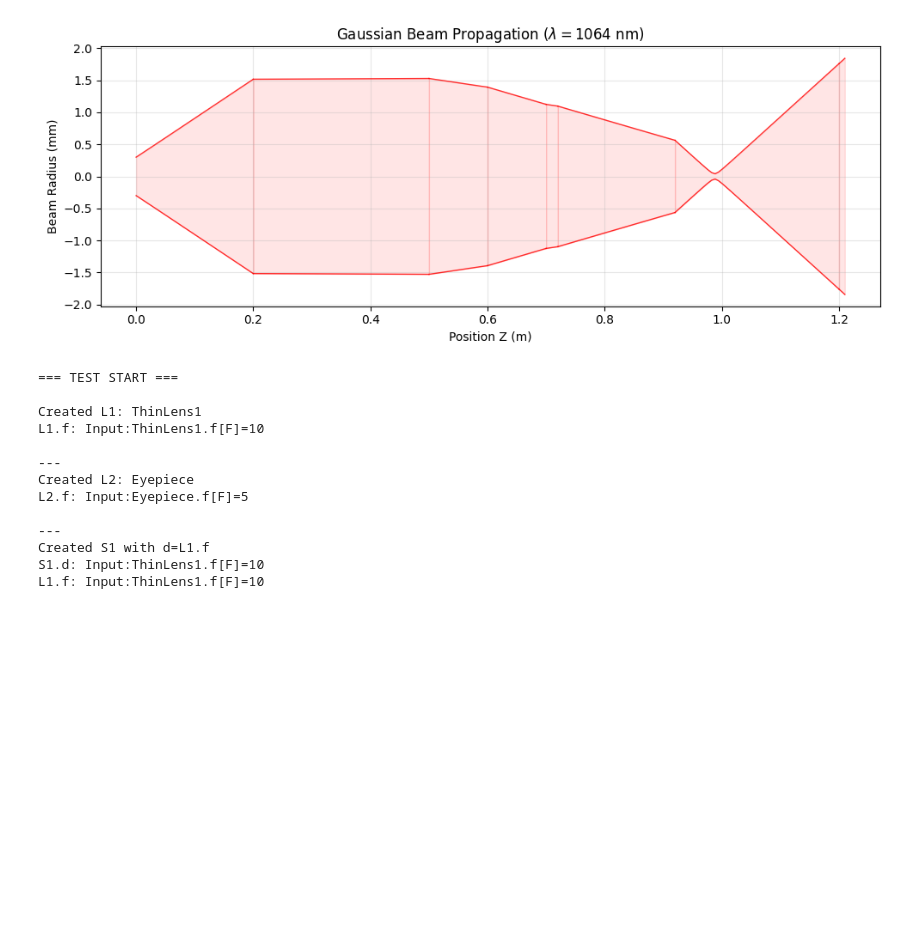
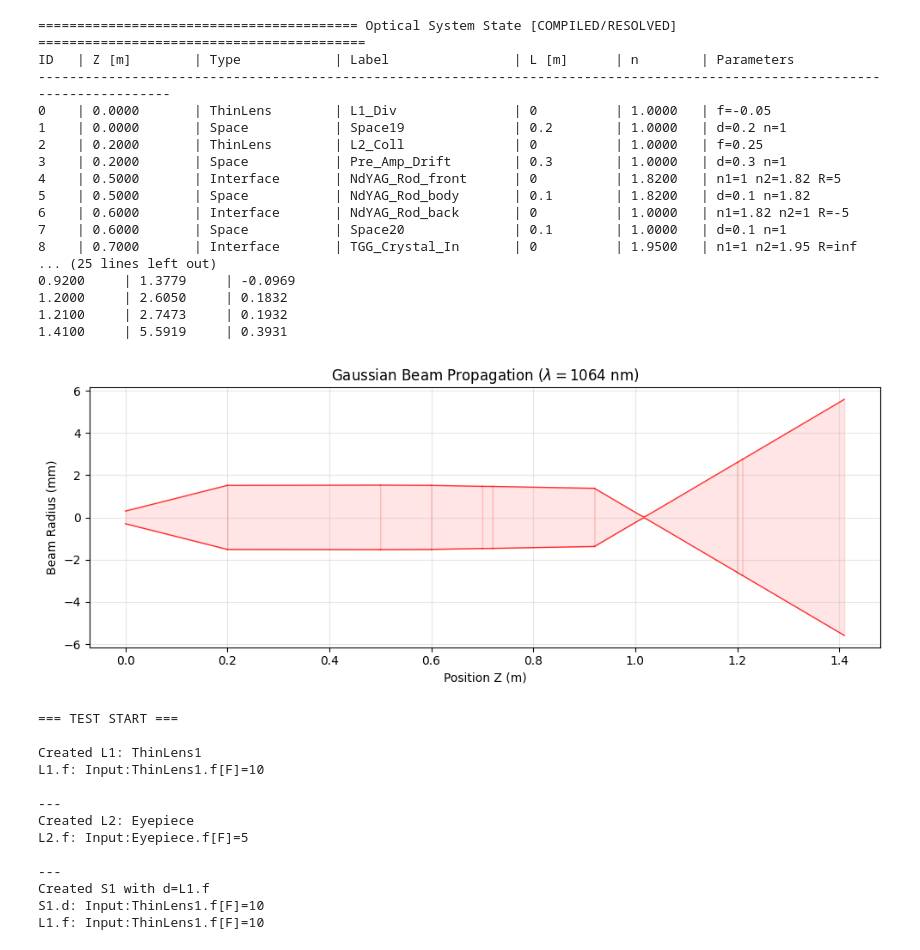
Before and after one commit to JKKDY/diffractix, a Jupyter notebook: test.ipynb, the cells around one changed output. Drawn from its saved outputs; the diff is of its cells as text; code cells hidden in the pictures; blank space fills up the shorter version.

Commit message:
fix: fix __str__ in element and system

```diff
--- a/test.ipynb
+++ b/test.ipynb
@@ -87,40 +96,85 @@ Total System Length: 0.3500 m
 # %%
+"""
+High-Power Laser Injection Chain Simulation
+===========================================
+
+This script simulates the "front end" of a high-power laser facility (similar to setups
+found in LIGO or NIF). It models the propagation of a seed laser through a complex
+amplification chain.
+
+Key Physics Demo:
+  1. **Beam Expansion:** A telescope (L1 + L2) expands the beam to fill the amplifier.
+  2. **Thermal Lensing:** The 'Nd:YAG' amplifier is modeled as a `ThickLens` with
+     thermal curvature (R1=0.5m). This simulates the crystal heating up under load,
+     acting as a weak converging lens.
+  3. **Composite Elements:** A Faraday Isolator is modeled using a `Slab` of high-index
+     TGG crystal (n=1.95).
+  4. **Geometric Constraints:** The Pinhole is placed at an absolute position (z=1.2m),
+     forcing the system to solve for the drift space length automatically.
+
+The resulting plot shows the beam being conditioned, amplified (focused by thermal effects),
+and finally focused through a spatial filter.
+"""
 sys = System(ambient_n=1.0)
 
+# Seed Laser: 1064nm, 0.6mm diameter (w0=0.3mm)
 seed_beam = GaussianBeam.from_waist(w0=0.3e-3, wavelength=1064e-9)
 sys.add_input(seed_beam)
 
+# Stage 1: Beam Expander / Mode Matcher
 sys.add(ThinLens(f=-0.05, label="L1_Div"))
 sys.add(Space(d=0.2))
 
-l2 = ThinLens(f=0.25, label="L2_Coll")
-l2.variable('f')
-sys.add(l2)
-
+sys.add(ThinLens(f=0.25, label="L2_Coll"))
 sys.add(Space(d=0.3, label="Pre_Amp_Drift"))
 
-amplifier = ThickLens(d=0.1, n=1.82, R1=0.5, R2=-5.0, label="NdYAG_Rod")
-amplifier.variable('R1')
+# Stage 2: Main Amplifier (Nd:YAG Rod)
+# Modeled as a Thick Lens with thermal lensing (R1=0.5m)
+# The system automatically handles the internal interfaces
+amplifier = ThickLens(d=0.1, n=1.82, R1=5, R2=-5.0, label="NdYAG_Rod")
 sys.add(amplifier)
 
+# Stage 3: Faraday Isolator
 sys.add(Space(d=0.1))
+# A 2cm slab of TGG crystal (n=1.95)
 sys.add(Slab(d=0.02, n=1.95, label="TGG_Crystal"))
 
+# Stage 4: Spatial Filter Focus
 sys.add(Space(d=0.2))
 sys.add(ThinLens(f=0.1, label="Final_Focus"))
 
+# Target: Pinhole at absolute position z=1.2m
+# The system automatically inserts a variable AutoSpacer to bridge the gap
 sys.add(Space(d=0.01, label="Pinhole_Plane"), z=1.2)
+sys.add(Space(d=0.2, label="more space"))
 
+
+# Build & Simulate
 sim = sys.build()
+result = sim.run()
 
-# idx_R_Therm = next(i for i, name in enumerate(sim.variable_definitions) if "NdYAG_Rod.R1" in name)
-# params = sim.initial_values.copy()
-# params[idx_R_Therm] = 0.5
-
-result = sim.run()
+print(sys)
+print(result)
 plot_simulation(result)
 # %% [output]
+========================================= Optical System State [COMPILED/RESOLVED] ==========================================
+ID   | Z [m]        | Type            | Label                | L [m]      | n        | Parameters
+-----------------------------------------------------------------------------------------------------------------------------
+0    | 0.0000       | ThinLens        | L1_Div               | 0          | 1.0000   | f=-0.05
+1    | 0.0000       | Space           | Space19              | 0.2        | 1.0000   | d=0.2 n=1
+2    | 0.2000       | ThinLens        | L2_Coll              | 0          | 1.0000   | f=0.25
+3    | 0.2000       | Space           | Pre_Amp_Drift        | 0.3        | 1.0000   | d=0.3 n=1
+4    | 0.5000       | Interface       | NdYAG_Rod_front      | 0          | 1.8200   | n1=1 n2=1.82 R=5
+5    | 0.5000       | Space           | NdYAG_Rod_body       | 0.1        | 1.8200   | d=0.1 n=1.82
+6    | 0.6000       | Interface       | NdYAG_Rod_back       | 0          | 1.0000   | n1=1.82 n2=1 R=-5
+7    | 0.6000       | Space           | Space20              | 0.1        | 1.0000   | d=0.1 n=1
+8    | 0.7000       | Interface       | TGG_Crystal_In       | 0          | 1.9500   | n1=1 n2=1.95 R=inf
+... (25 lines left out)
+0.9200     | 1.3779     | -0.0969
+1.2000     | 2.6050     | 0.1832
+1.2100     | 2.7473     | 0.1932
+1.4100     | 5.5919     | 0.3931
-[figure, old version]
+[figure, new version]
 # %%
 L1 = ThinLens(f=0.1, label="L1").variable()
 L2 = ThinLens(f=0.1, label="L2").variable()
```
Also changed, not shown: parts of 2 cells of this notebook, 4 other files.
